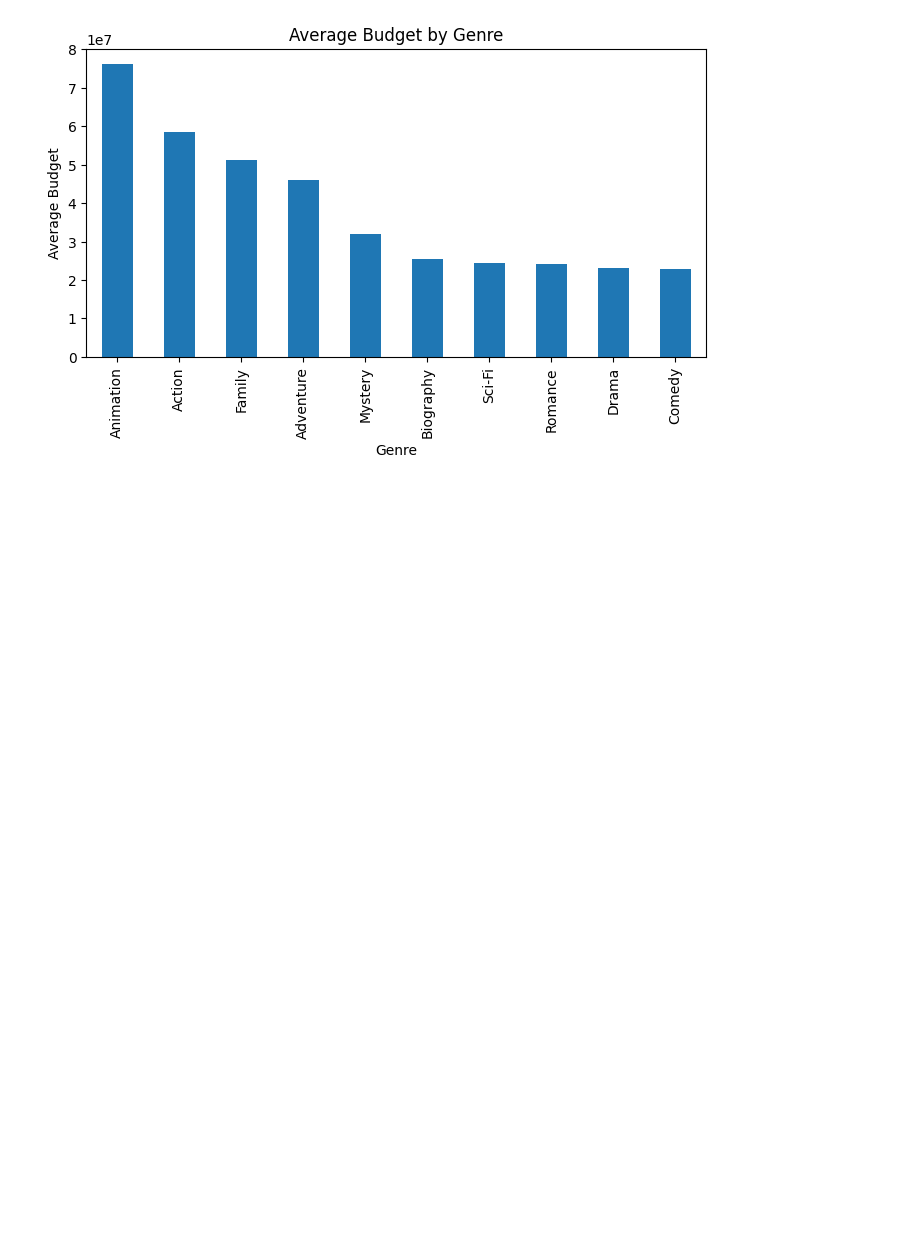
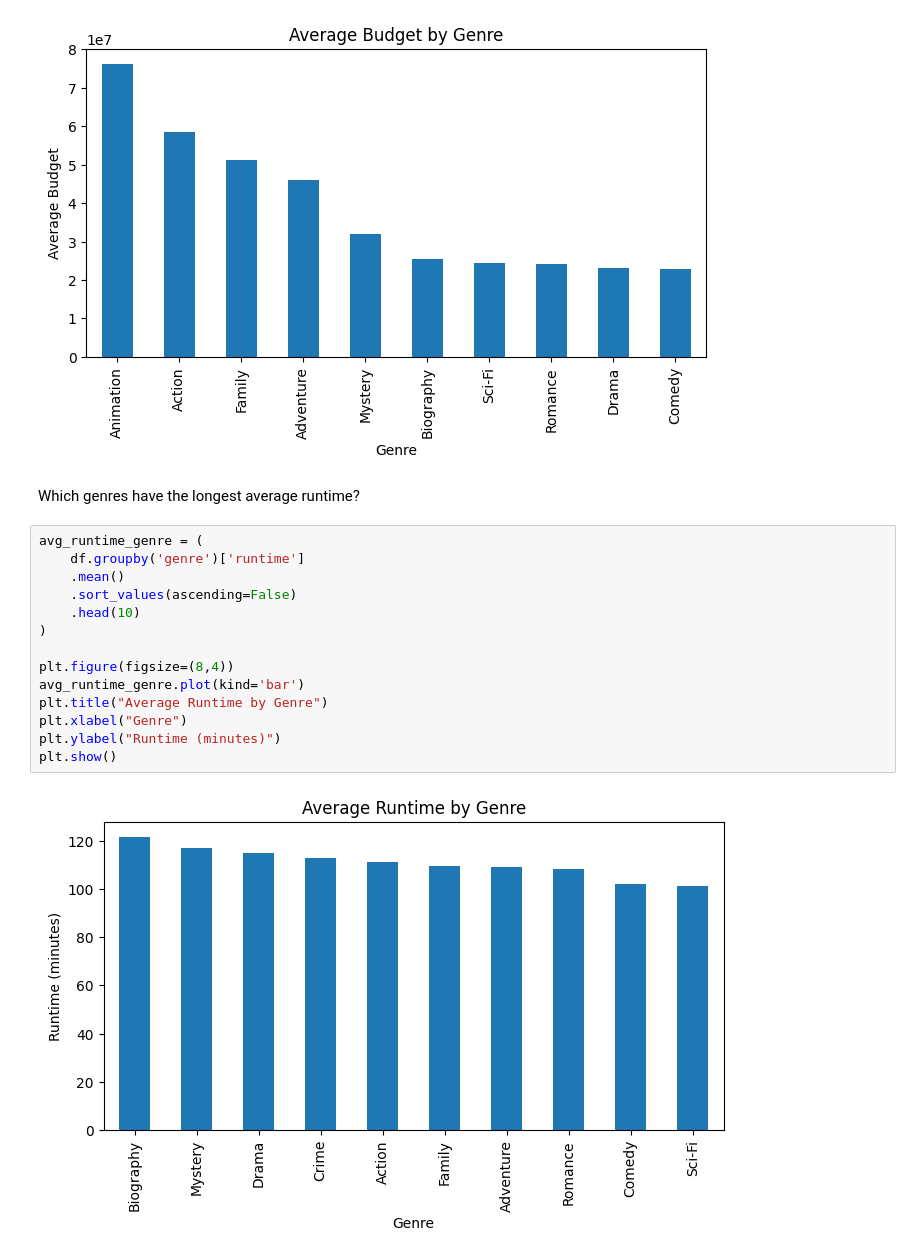
Before and after one commit to soniya-builds/Data-Analysis-Projects, a Jupyter notebook: Data Analysis With Python/Movie Industry Analysis/movies.ipynb, the cells around one changed output. Cells and saved outputs as stored; diff of their text form; blank space fills up the shorter version.

```diff
--- a/Data Analysis With Python/Movie Industry Analysis/movies.ipynb
+++ b/Data Analysis With Python/Movie Industry Analysis/movies.ipynb
@@ -260,3 +260,21 @@ plt.ylabel("Average Budget")
 plt.show()
 # %% [output]
 [figure]
+# %% [markdown]
+Which genres have the longest average runtime?
+# %%
+avg_runtime_genre = (
+    df.groupby('genre')['runtime']
+    .mean()
+    .sort_values(ascending=False)
+    .head(10)
+)
+
+plt.figure(figsize=(8,4))
+avg_runtime_genre.plot(kind='bar')
+plt.title("Average Runtime by Genre")
+plt.xlabel("Genre")
+plt.ylabel("Runtime (minutes)")
+plt.show()
+# %% [output]
+[figure, added]
```
